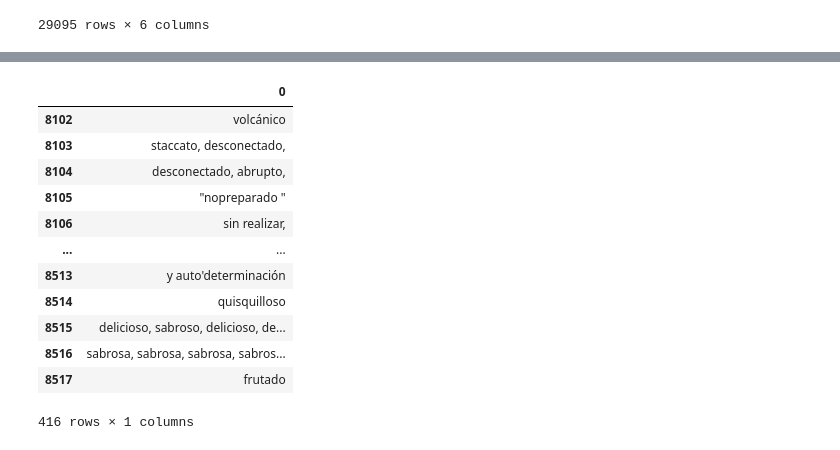
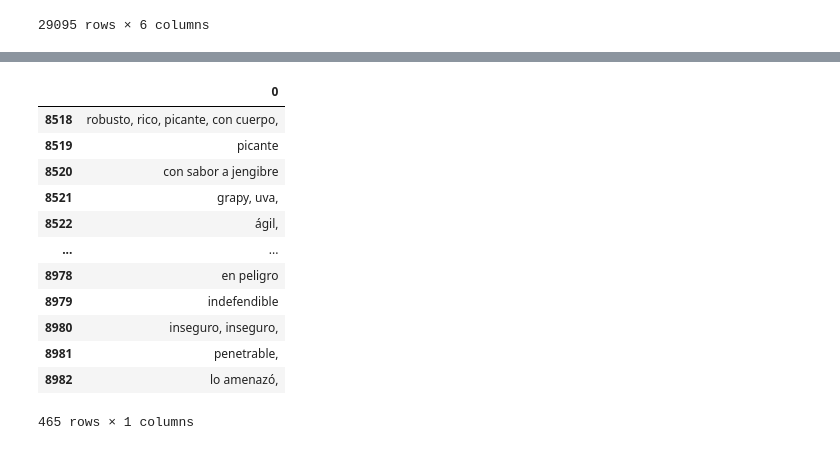
Before and after one commit to mnavarretem/ds4a_project, a Jupyter notebook: sentWord.ipynb, the cells around one changed output, grey strips where cells are left out. Saved outputs shown, nothing was run; the diff lists cells and outputs as text; code cells hidden in the pictures.

```diff
--- a/sentWord.ipynb
+++ b/sentWord.ipynb
@@ -48,9 +64,10 @@ len(data_selected['SynsetTerms'])
 translated_ls = []
 translator    = Translator(to_lang="Spanish")
 text_ls       = data_selected
+start_at      = 8983
 
 
-for idx in range(8102,len(text_ls)):
+for idx in range(start_at,len(text_ls)):
     translation = translator.translate(text_ls.iloc[idx])
     translated_ls.append(translation)
     print('translating: {0:2.2f}% --> '.format(100 * idx/len(text_ls))+translation)
@@ -98,0 +96,3 @@ translated_ls[0:416]
+# %%
+total_ok = 465
+translated_ls[0:total_ok]
@@ -99,24 +117,23 @@ translated_ls[0:416]
 # %%
-translated_ls = translated_ls[0:416]
-len(translated_ls)
-row_list = range(8102,(8102+416))
+translated_ls = translated_ls[0:total_ok]
+row_list = range(start_at, (start_at + total_ok))
 
 df = pd.DataFrame(data=translated_ls, index=row_list)
 df
 # %% [output]
 |  | 0 |
-| 8102 | volcánico |
-| 8103 | staccato, desconectado, |
-| 8104 | desconectado, abrupto, |
-| 8105 | "nopreparado " |
-| 8106 | sin realizar, |
+| 8518 | robusto, rico, picante, con cuerpo, |
+| 8519 | picante |
+| 8520 | con sabor a jengibre |
+| 8521 | grapy, uva, |
+| 8522 | ágil, |
 | ... | ... |
-| 8513 | y auto'determinación |
-| 8514 | quisquilloso |
-| 8515 | delicioso, sabroso, delicioso, de... |
-| 8516 | sabrosa, sabrosa, sabrosa, sabros... |
-| 8517 | frutado |
+| 8978 | en peligro |
+| 8979 | indefendible |
+| 8980 | inseguro, inseguro, |
+| 8981 | penetrable, |
+| 8982 | lo amenazó, |
-416 rows × 1 columns
+465 rows × 1 columns
 # %%
 save_file = 'words_to_translate_2'
 save_path = os.path.join(save_file + '.csv')
```
Also changed, not shown: parts of 5 cells of this notebook, 9 other files.
